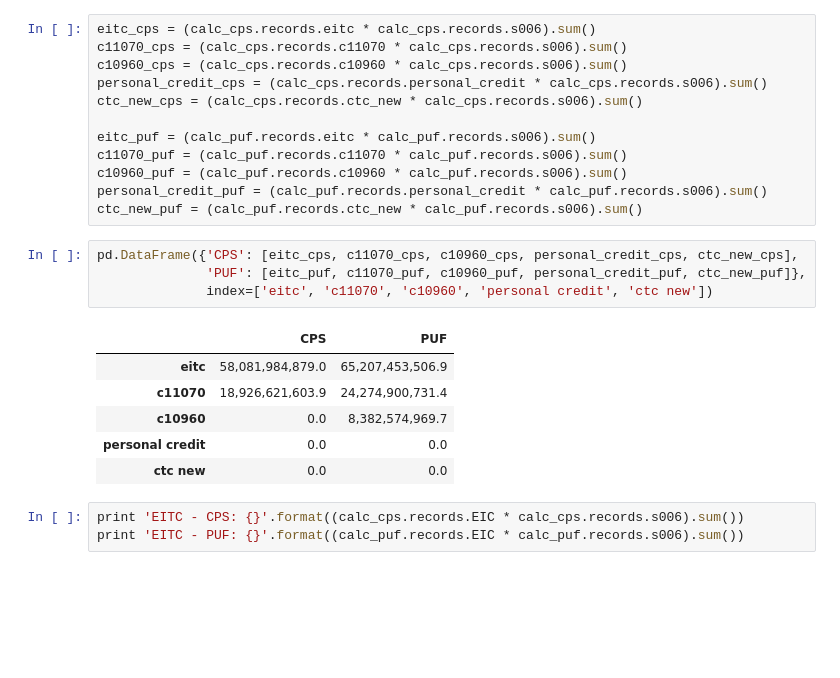
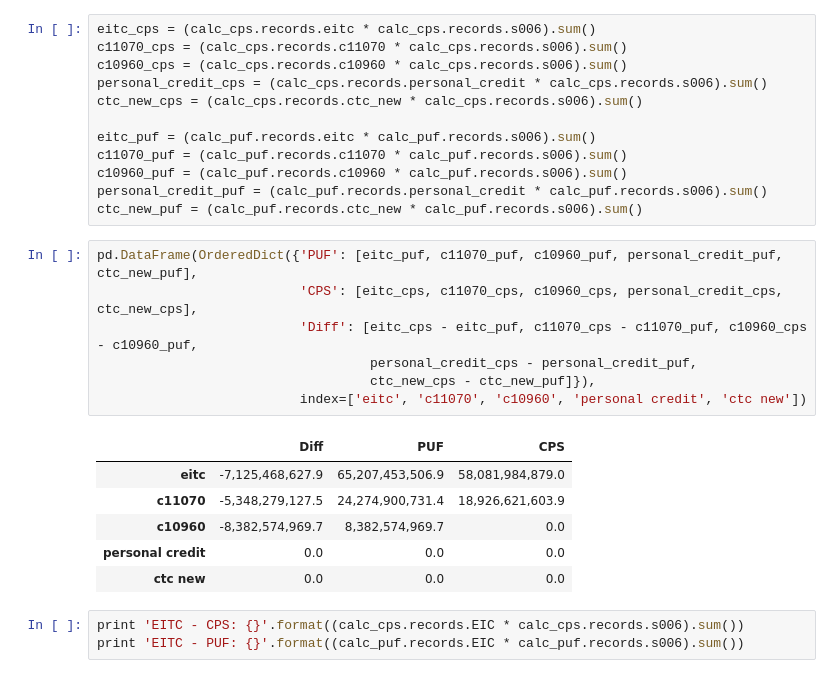
Before and after one commit to andersonfrailey/Notebook-Uploads, a Jupyter notebook: CPS Comparisons.ipynb, the cells around one changed output. Cells and saved outputs as stored; diff of their text form; blank space fills up the shorter version.

```diff
--- a/CPS Comparisons.ipynb
+++ b/CPS Comparisons.ipynb
@@ -348,16 +348,19 @@ c10960_puf = (calc_puf.records.c10960 * calc_puf.records.s006).sum()
 personal_credit_puf = (calc_puf.records.personal_credit * calc_puf.records.s006).sum()
 ctc_new_puf = (calc_puf.records.ctc_new * calc_puf.records.s006).sum()
 # %%
-pd.DataFrame({'CPS': [eitc_cps, c11070_cps, c10960_cps, personal_credit_cps, ctc_new_cps],
-              'PUF': [eitc_puf, c11070_puf, c10960_puf, personal_credit_puf, ctc_new_puf]},
-              index=['eitc', 'c11070', 'c10960', 'personal credit', 'ctc new'])
+pd.DataFrame(OrderedDict({'PUF': [eitc_puf, c11070_puf, c10960_puf, personal_credit_puf, ctc_new_puf],
+                          'CPS': [eitc_cps, c11070_cps, c10960_cps, personal_credit_cps, ctc_new_cps],
+                          'Diff': [eitc_cps - eitc_puf, c11070_cps - c11070_puf, c10960_cps - c10960_puf,
+                                   personal_credit_cps - personal_credit_puf,
+                                   ctc_new_cps - ctc_new_puf]}),
+                          index=['eitc', 'c11070', 'c10960', 'personal credit', 'ctc new'])
 # %% [output]
-|  | CPS | PUF |
-| eitc | 58,081,984,879.0 | 65,207,453,506.9 |
-| c11070 | 18,926,621,603.9 | 24,274,900,731.4 |
-| c10960 | 0.0 | 8,382,574,969.7 |
-| personal credit | 0.0 | 0.0 |
-| ctc new | 0.0 | 0.0 |
+|  | Diff | PUF | CPS |
+| eitc | -7,125,468,627.9 | 65,207,453,506.9 | 58,081,984,879.0 |
+| c11070 | -5,348,279,127.5 | 24,274,900,731.4 | 18,926,621,603.9 |
+| c10960 | -8,382,574,969.7 | 8,382,574,969.7 | 0.0 |
+| personal credit | 0.0 | 0.0 | 0.0 |
+| ctc new | 0.0 | 0.0 | 0.0 |
 # %%
 print 'EITC - CPS: {}'.format((calc_cps.records.EIC * calc_cps.records.s006).sum())
 print 'EITC - PUF: {}'.format((calc_puf.records.EIC * calc_puf.records.s006).sum())
```
